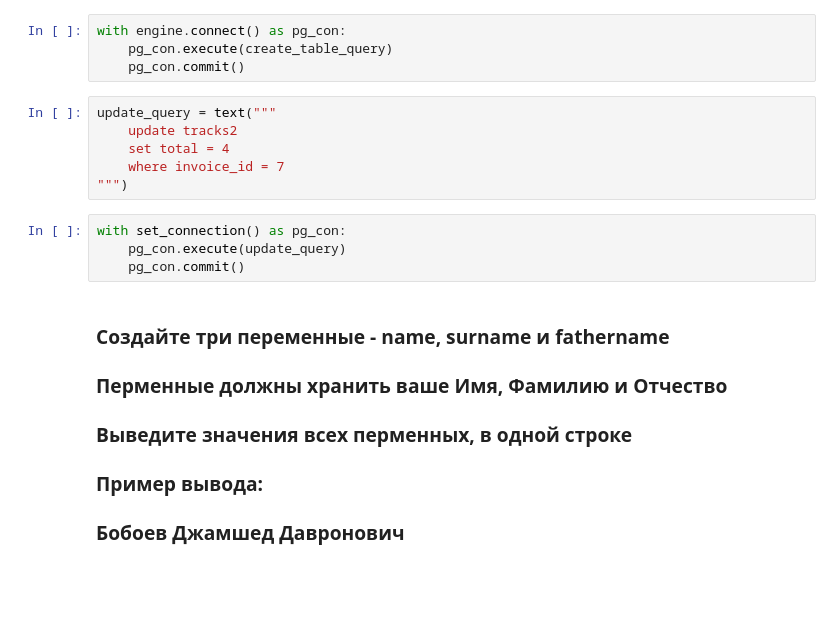
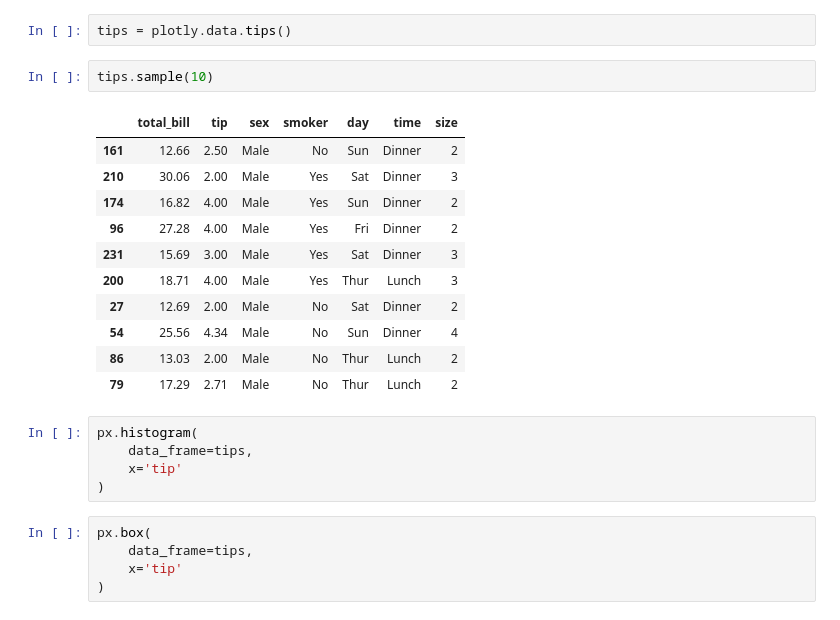
Before and after one commit to datacoach2024/da_course_202509, a Jupyter notebook: plotly_intro.ipynb, the cells around one changed output. Saved outputs shown, nothing was run; the diff lists cells and outputs as text; blank space fills up the shorter version.

Commit message:
plotly introduction

```diff
--- a/plotly_intro.ipynb
+++ b/plotly_intro.ipynb
@@ -39,21 +5,26 @@ create_table_query = text("""
-# %%
-with engine.connect() as pg_con:
-    pg_con.execute(create_table_query)
-    pg_con.commit()
-# %%
-update_query = text("""
-    update tracks2
-    set total = 4
-    where invoice_id = 7
-""")
-# %%
-with set_connection() as pg_con:
-    pg_con.execute(update_query)
-    pg_con.commit()
-# %% [markdown]
-### Создайте три переменные - name, surname и fathername
-### Перменные должны хранить ваше Имя, Фамилию и Отчество
-### Выведите значения всех перменных, в одной строке
-
-### Пример вывода:
-### Бобоев Джамшед Давронович
+# %%
+tips = plotly.data.tips()
+# %%
+tips.sample(10)
+# %% [output]
+|  | total_bill | tip | sex | smoker | day | time | size |
+| 161 | 12.66 | 2.50 | Male | No | Sun | Dinner | 2 |
+| 210 | 30.06 | 2.00 | Male | Yes | Sat | Dinner | 3 |
+| 174 | 16.82 | 4.00 | Male | Yes | Sun | Dinner | 2 |
+| 96 | 27.28 | 4.00 | Male | Yes | Fri | Dinner | 2 |
+| 231 | 15.69 | 3.00 | Male | Yes | Sat | Dinner | 3 |
+| 200 | 18.71 | 4.00 | Male | Yes | Thur | Lunch | 3 |
+| 27 | 12.69 | 2.00 | Male | No | Sat | Dinner | 2 |
+| 54 | 25.56 | 4.34 | Male | No | Sun | Dinner | 4 |
+| 86 | 13.03 | 2.00 | Male | No | Thur | Lunch | 2 |
+| 79 | 17.29 | 2.71 | Male | No | Thur | Lunch | 2 |
+# %%
+px.histogram(
+    data_frame=tips,
+    x='tip'
+)
+# %%
+px.box(
+    data_frame=tips,
+    x='tip'
+)
```
Also changed, not shown: parts of 29 cells of this notebook.
